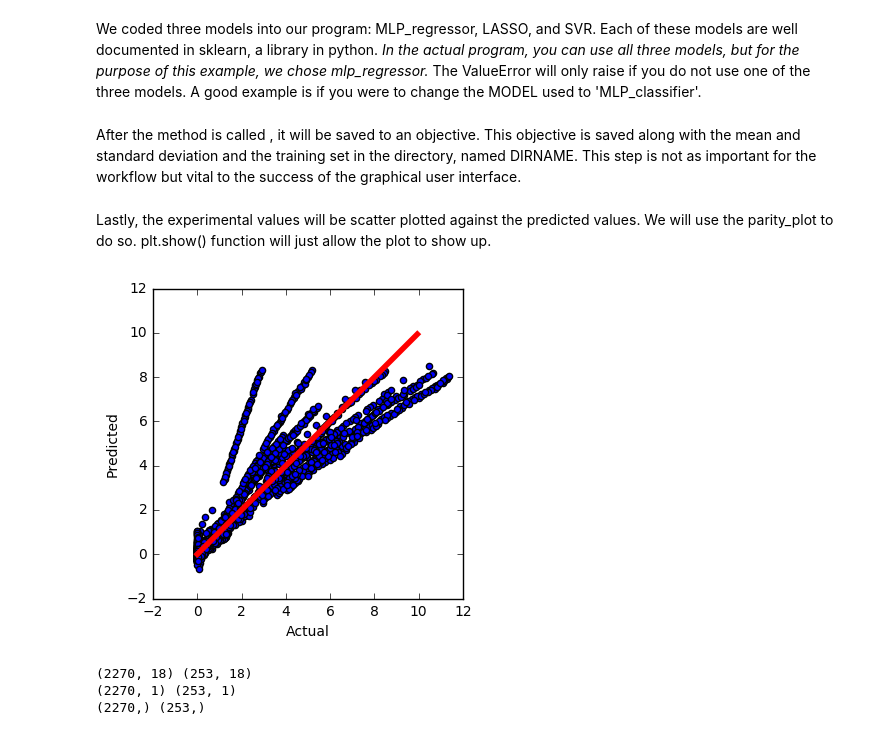
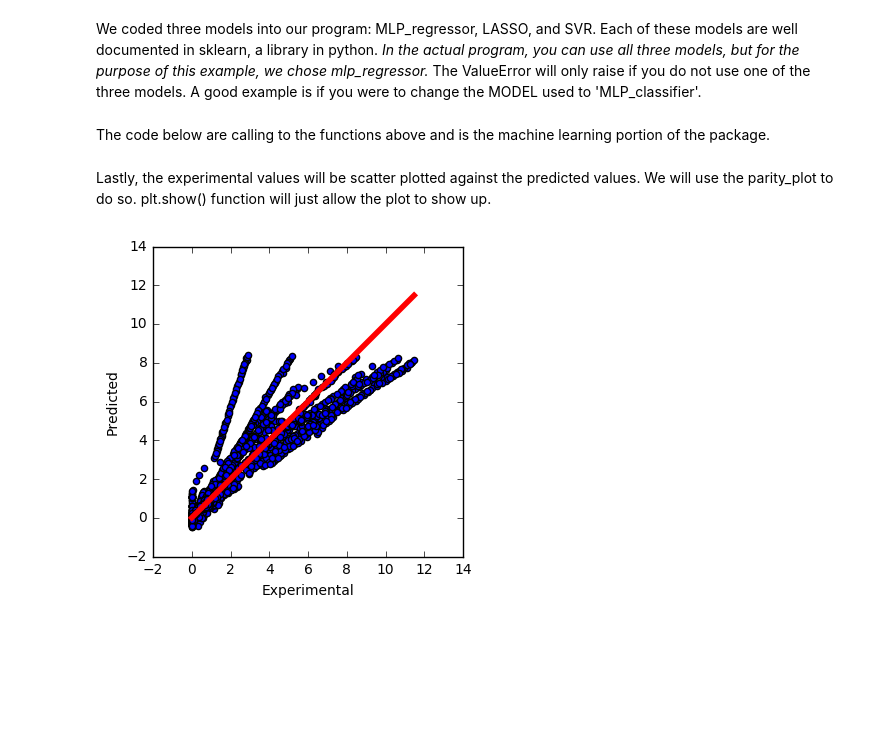
Before and after one commit to joekasp/ionic_liquids, a Jupyter notebook: ionic_liquids/examples/Example_Workflow.ipynb, the cells around one changed output. Saved outputs shown, nothing was run; the diff lists cells and outputs as text; code cells hidden in the pictures; blank space fills up the shorter version.

```diff
--- a/ionic_liquids/examples/Example_Workflow.ipynb
+++ b/ionic_liquids/examples/Example_Workflow.ipynb
@@ -71,8 +71,8 @@ def molecular_descriptors(data):
 
     Returns
     ------
-    prenorm_X: normalized input features
-    Y: experimental electrical conductivity
+    prenorm_X: dataframe, normalized input features
+    Y: dataframe, experimental electrical conductivity
 
     """
 
@@ -86,9 +86,9 @@ def molecular_descriptors(data):
     calc = Calculator(list_of_descriptors)
     D = len(list_of_descriptors)
     d = len(list_of_descriptors)*2 + 4
-
+    #Setting up the X and Y matrices
+    X = np.zeros((n, d))
     Y = data['EC_value']
-    X = np.zeros((n, d))
     X[:, -3] = data['T']
     X[:, -2] = data['P']
     X[:, -1] = data['MOLFRC_A']
@@ -113,8 +113,8 @@ def molecular_descriptors(data):
     prenorm_X = prenorm_X.drop('NumAliphaticRings_A', 1)
     prenorm_X = prenorm_X.drop('NumAliphaticRings_B', 1)
 
-    return prenorm_X, Y
+    return prenorm_X,Y
+
 X, y = molecular_descriptors(df)
-y = df['EC_value'].reshape((X.shape[0],1))
 # %% [markdown]
 We can prepare our testing and training data set for the machine learning calling using train_test_split, a function called from sklearn module of python.
@@ -124,3 +121,14 @@ X_train,X_test,y_train,y_test,e_train,e_test = train_test_split(X,y,y_error,test
+# %%
+Y = np.empty((y.shape[0],2))
+Y[:,0] = y.ravel()
+Y[:,1] = y_error.ravel()
+
+X_train,X_test,Y_train,Y_test = train_test_split(X,Y,test_size=0.10)
+
+y_train = Y_train[:,0]
+y_test = Y_test[:,0]
+e_train = Y_train[:,1]
+e_test = Y_test[:,1]
 # %% [markdown]
 Followingly, the program will normalize the testing data using the training data set. This will also provide us with the mean value and standard deviation of X.
 # %%
@@ -248,60 +260,46 @@ def do_lasso(X,y):
 
     return lasso
+# %% [markdown]
+The code below are calling to the functions above and is the machine learning portion of the package.
 # %%
 if (MODEL.lower() == 'mlp_regressor'):
-    obj = do_MLP_regressor(X_train, y_train)
+    obj = do_MLP_regressor(X_train, y_train.ravel())
 elif (MODEL.lower() == 'lasso'):
-    obj = do_lasso(X_train, y_train)
+    obj = do_lasso(X_train, y_train.ravel())
 elif (MODEL.lower() == 'svr'):
-    obj = do_svr(X_train, y_train)
+    obj = do_svr(X_train, y_train.ravel())
 else:
     raise ValueError("Model not supported")
-# %% [markdown]
-After the method is called , it will be saved to an objective.  This objective is saved along with the mean and standard deviation and the training set in the directory, named  DIRNAME. This step is not as important for the workflow but vital to the success of the graphical user interface.
 # %% [markdown]
 Lastly, the experimental values will be scatter plotted against the predicted values. We will use the parity_plot to do so. plt.show()  function will just allow the plot to show up.
 # %%
 FIG_SIZE = (4,4)
 
-def parity_plot(y_act, y_pred):
+def parity_plot(Y_act, Y_pred):
     """
     Creates a parity plot
 
     Input
     -----
-    y_pred : predicted values from the model
+    y_pred : predicted values from the model (Lasso, SVR, or MLP)
     y_act : 'true' (actual) values
 
     Output
     ------
     fig : matplotlib figure
 
     """
 
     fig = plt.figure(figsize=FIG_SIZE)
-    plt.scatter(list(y_act), list(y_pred))
-    plt.plot([y_act.min(), y_act.max()], [y_act.min(), y_act.max()],
+    plt.scatter(list(Y_act), list(Y_pred))
+    plt.plot([Y_act.min(), Y_act.max()], [Y_act.min(), Y_act.max()],
              lw=4, color='r')
-    plt.xlabel('Actual')
+    plt.xlabel('Experimental')
     plt.ylabel('Predicted')
 
     return fig
 
 my_plot = parity_plot(y_train, obj.predict(X_train))
 plt.show(my_plot)
 # %% [output]
-[figure, old version]
+[figure, new version]
-# %%
-#X = np.genfromtxt('../datasets/Selective_descriptors_X')
-#Y = np.genfromtxt('../datasets/Selective_descriptors_Y').reshape((X.shape[0],1))
-#Y_error = np.genfromtxt('../datasets/Selective_descriptors_error')
-
-#X = StandardScaler().fit_transform(X)
-#X_train,X_test,Y_train,Y_test,e_train,e_test = train_test_split(X,Y,Y_error,test_size=0.10)
-print(X_train.shape,X_test.shape)
-print(y_train.shape,y_test.shape)
-print(e_train.shape,e_test.shape)
-# %% [output]
-(2270, 18) (253, 18)
-(2270, 1) (253, 1)
-(2270,) (253,)
```
Also changed, not shown: parts of 11 cells of this notebook, 12 other files.
